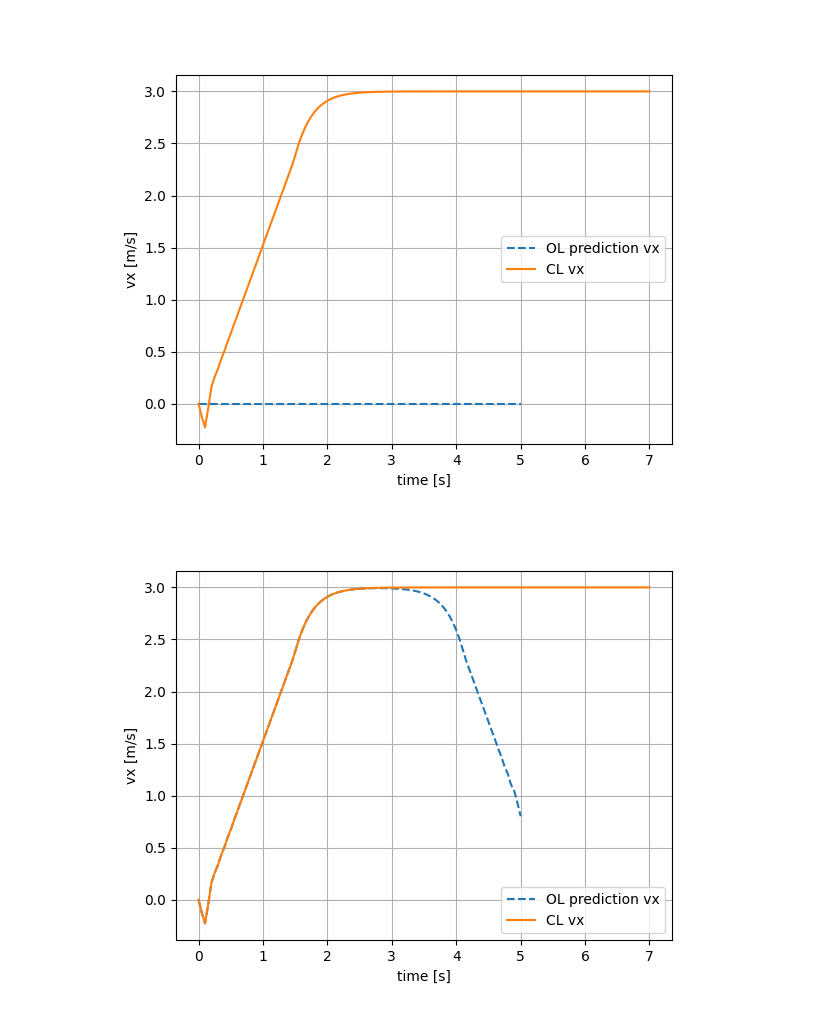
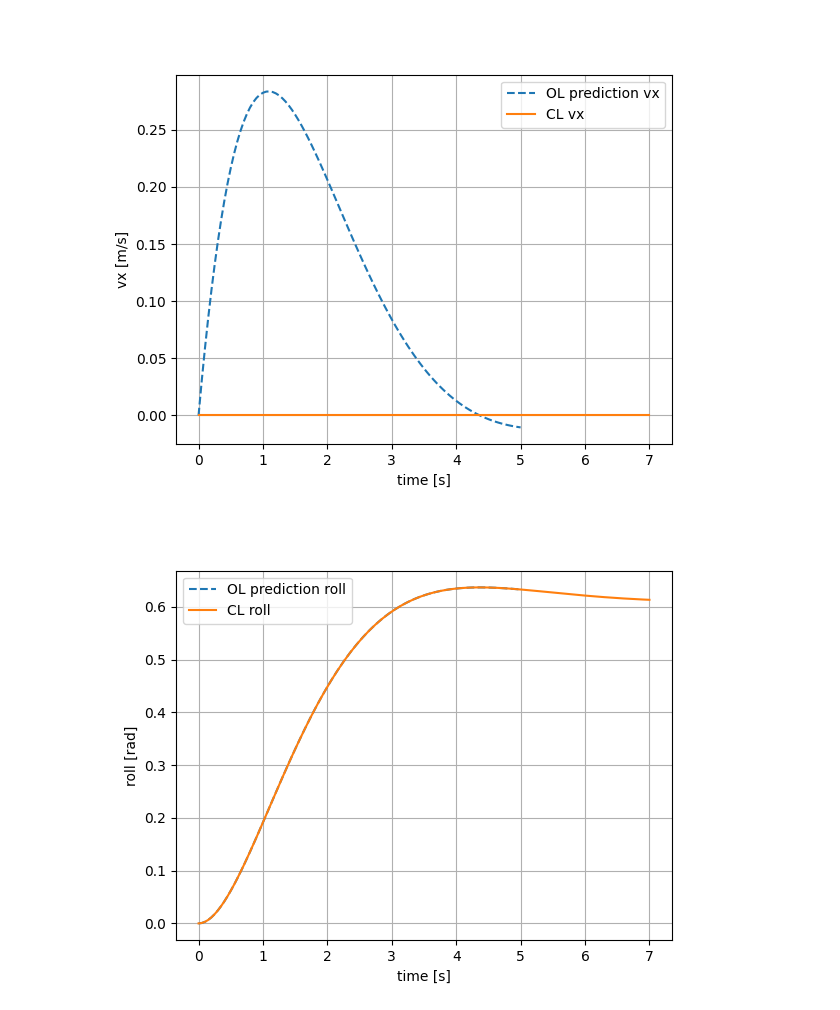
Before and after one commit to Maksymiliann/MPC-Project-EPFL, a Jupyter notebook: project/Deliverable_3_2/Deliverable_3_2.ipynb, the cells around one changed output. Saved outputs shown, nothing was run; the diff lists cells and outputs as text; code cells hidden in the pictures.

Commit message:
images, asjutment part 3.1-2-3

```diff
--- a/project/Deliverable_3_2/Deliverable_3_2.ipynb
+++ b/project/Deliverable_3_2/Deliverable_3_2.ipynb
@@ -25,7 +25,7 @@ Ts = 0.05
 sim_time = 7
 H = 5.0
 x0 = np.array([0, 0, 0, 0, 0, 0, 0, 0, 0, 0, 0, 10])  # initial state
-x_target = np.array([0, 0, 0, 0, 0, 0, 3, 0, 0, 0, 0, 0])  # target state
+x_target = np.array([0, 0, 0, 0, 0, np.deg2rad(35), 0, 0, 0, 0, 0, 0])  # target state
 
 rocket = Rocket(Ts=Ts, model_params_filepath=rocket_params_path)
 mpc = MPCVelControl().new_controller(rocket, Ts, H)
@@ -251,28 +243,28 @@ plt.ylabel("vx [m/s]")
 plt.legend()
 plt.grid(True)
 # %% [output]
-[figure, old version]
+[figure, new version]
 # %%
 plt.figure()
 
 # Open-loop prediction of vx at time k=0 (FULL state index!)
 plt.plot(
     t_ol[:, 0],
-    x_ol[6, :, 0],     # <-- index 6 = vx
+    x_ol[5, :, 0],     # <-- index 6 = vx
     '--',
-    label="OL prediction vx"
+    label="OL prediction roll"
 )
 
 # Closed-loop vx
 plt.plot(
     t_cl,
-    x_cl[6, :],
-    label="CL vx"
+    x_cl[5, :],
+    label="CL roll"
 )
 
 plt.xlabel("time [s]")
-plt.ylabel("vx [m/s]")
+plt.ylabel("roll [rad]")
 plt.legend()
 plt.grid(True)
 # %% [output]
-[figure, old version]
+[figure, new version]
```
Also changed, not shown: parts of 4 cells of this notebook, 35 other files.
